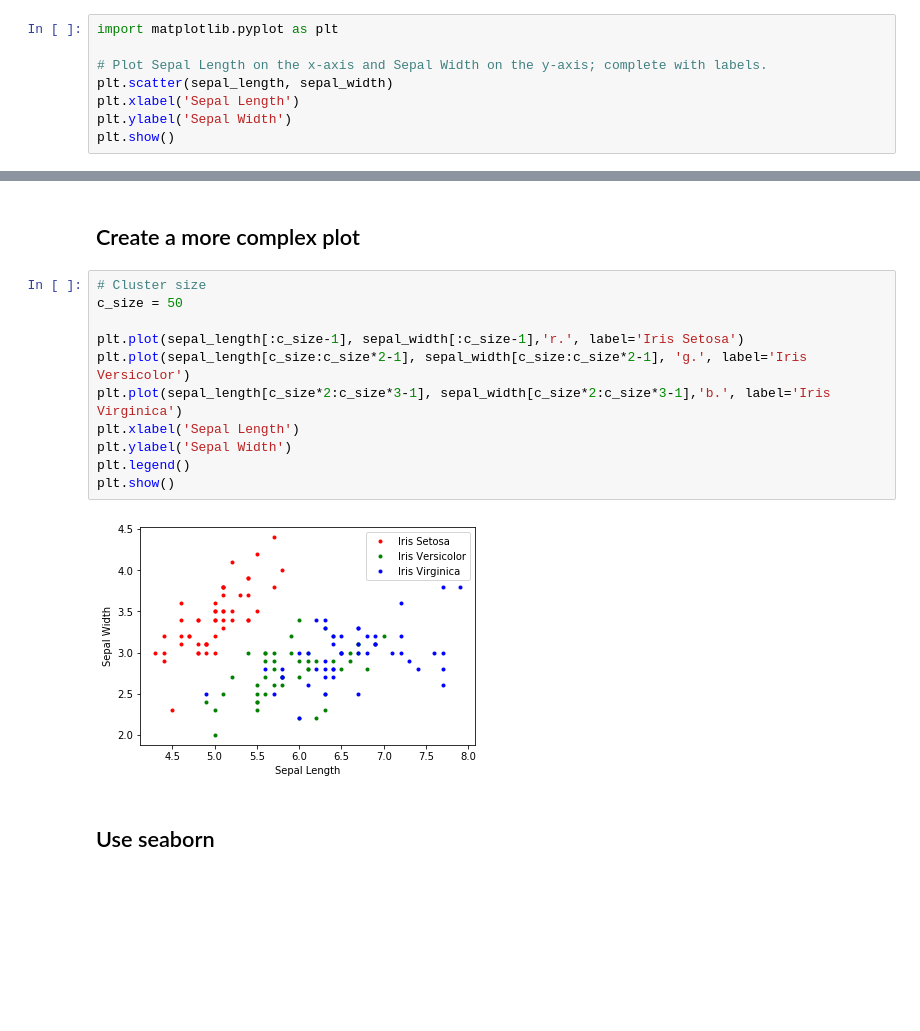
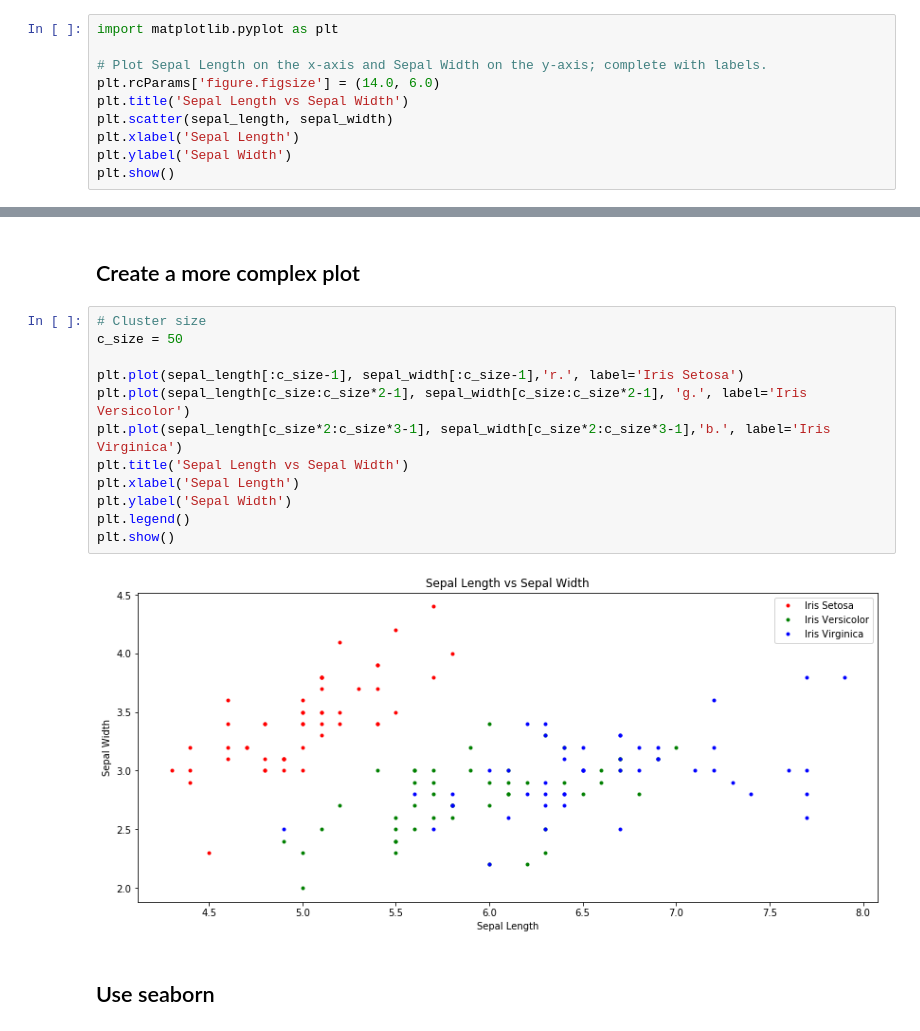
Before and after one commit to taraokelly/Problem-set-Jupyter-Pyplot-and-Numpy, a Jupyter notebook: solutions/solution.ipynb, the cells around one changed output, grey strips where cells are left out. Drawn from its saved outputs; the diff is of its cells as text; blank space fills up the shorter version.

```diff
--- a/solutions/solution.ipynb
+++ b/solutions/solution.ipynb
@@ -30,6 +30,8 @@ iris_class = np.genfromtxt('../data/IRIS.csv', delimiter=',', usecols=(4), unpac
 import matplotlib.pyplot as plt
 
 # Plot Sepal Length on the x-axis and Sepal Width on the y-axis; complete with labels.
+plt.rcParams['figure.figsize'] = (14.0, 6.0)
+plt.title('Sepal Length vs Sepal Width')
 plt.scatter(sepal_length, sepal_width)
 plt.xlabel('Sepal Length')
 plt.ylabel('Sepal Width')
@@ -41,16 +43,17 @@ plt.show()
 # %%
 # Cluster size
 c_size = 50
 
 plt.plot(sepal_length[:c_size-1], sepal_width[:c_size-1],'r.', label='Iris Setosa')
 plt.plot(sepal_length[c_size:c_size*2-1], sepal_width[c_size:c_size*2-1], 'g.', label='Iris Versicolor')
 plt.plot(sepal_length[c_size*2:c_size*3-1], sepal_width[c_size*2:c_size*3-1],'b.', label='Iris Virginica')
+plt.title('Sepal Length vs Sepal Width')
 plt.xlabel('Sepal Length')
 plt.ylabel('Sepal Width')
 plt.legend()
 plt.show()
 # %% [output]
-[figure, old version]
+[figure, new version]
 # %% [markdown]
 ## Use seaborn
 # %%
```
Also changed, not shown: parts of 4 cells of this notebook, 1 other file.
